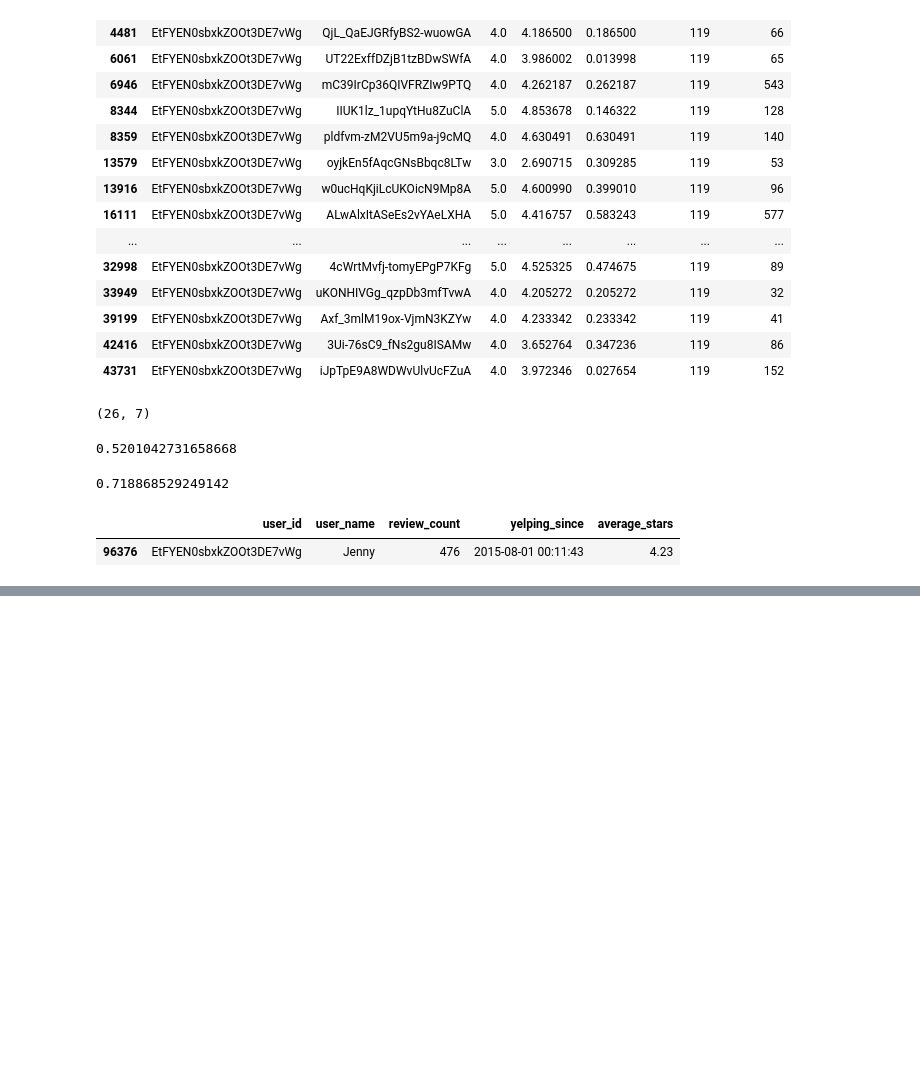
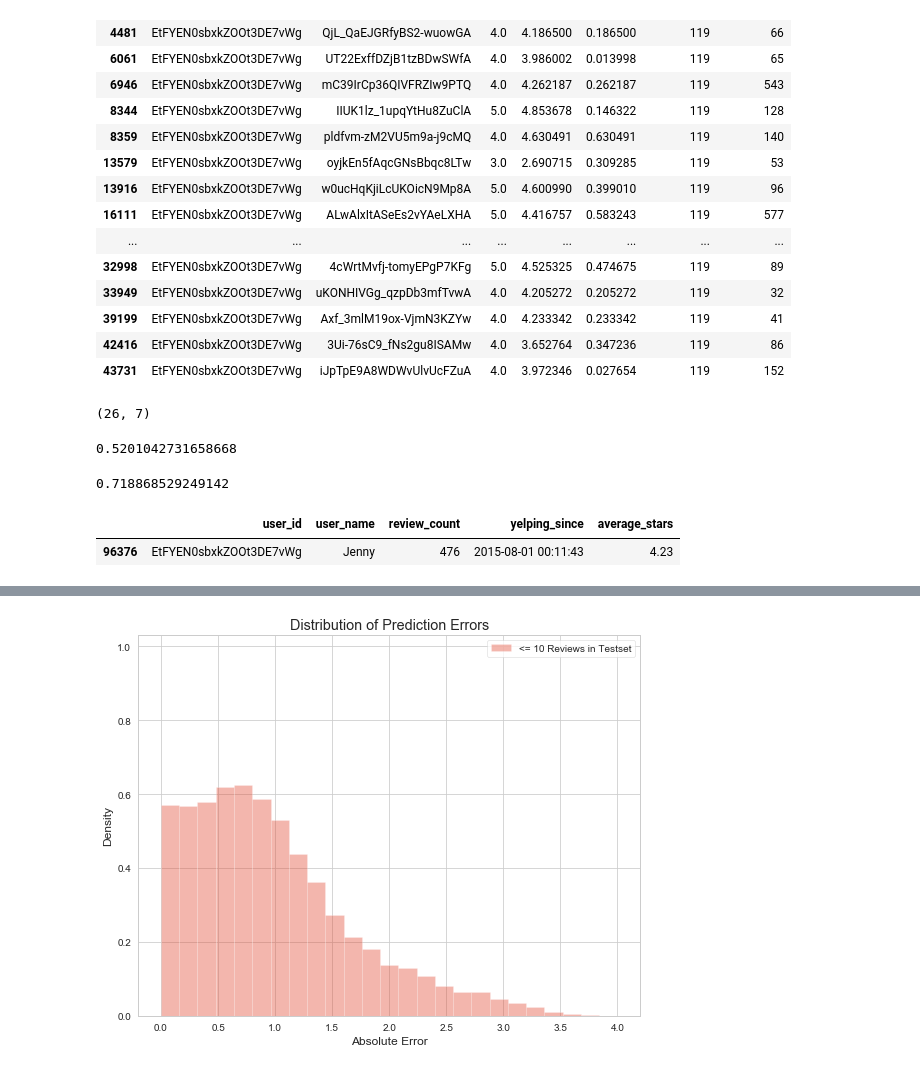
Before and after one commit to unclebrod/YelpRecommender, a Jupyter notebook: workbook.ipynb, the cells around one changed output, grey strips where cells are left out. Saved outputs shown, nothing was run; the diff lists cells and outputs as text; code cells hidden in the pictures; blank space fills up the shorter version.

```diff
--- a/workbook.ipynb
+++ b/workbook.ipynb
@@ -1488,0 +1509,12 @@ testset_3_df.to_csv('data/testset.csv')
+# %%
+fig, ax = plt.subplots(figsize=(9,7))
+sns.distplot(user_under['err'], label='<= 10 Reviews in Testset',
+             bins=25, ax=ax, norm_hist=True, kde=False)
+ax.set_title('Distribution of Prediction Errors')
+ax.set_xlabel('Absolute Error')
+ax.set_ylabel('Density')
+ax.legend()
+ax.set_ylim(0, 1.03)
+fig.savefig('images/preddist2.png')
+# %% [output]
+[figure, added]
```
Also changed, not shown: parts of 3 cells of this notebook, 4 other files.
